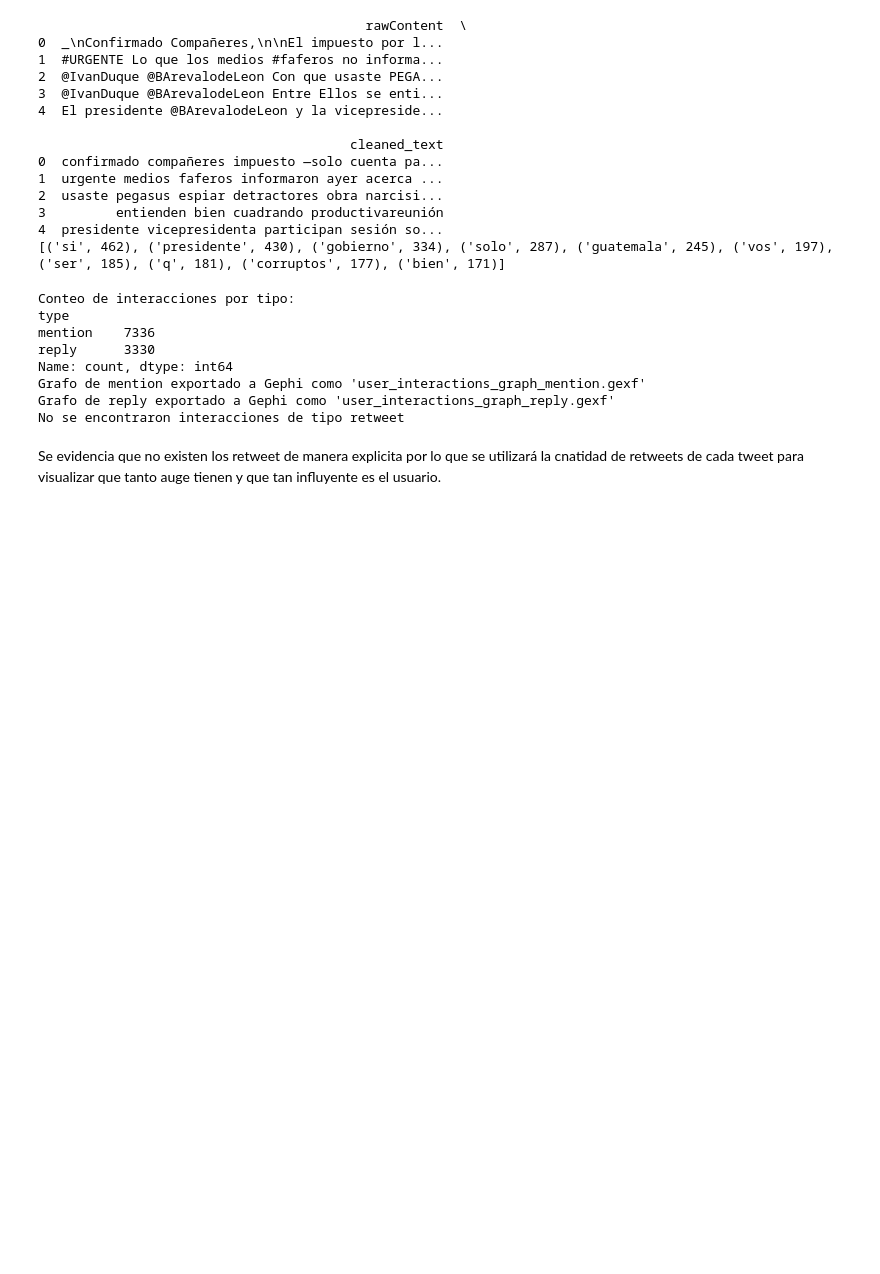
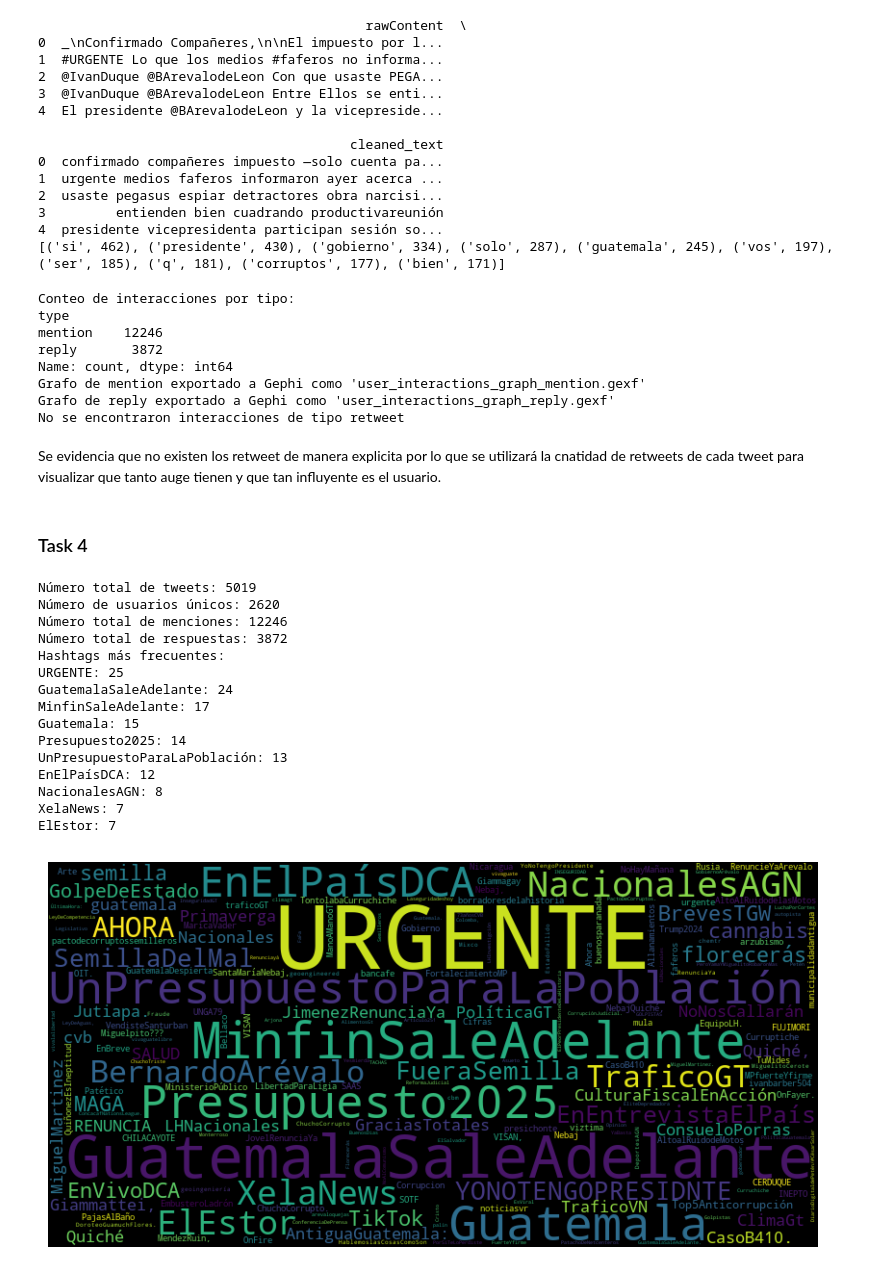
Before and after one commit to FabianJuarez182/DS-LAB7, a Jupyter notebook: Lab7.ipynb, the cells around one changed output. Saved outputs shown, nothing was run; the diff lists cells and outputs as text; code cells hidden in the pictures; blank space fills up the shorter version.

Commit message:
feat: Task 4 to 5 almost implemented

```diff
--- a/Lab7.ipynb
+++ b/Lab7.ipynb
@@ -121,9 +121,6 @@ def extract_interactions(row):
             interactions.append(('retweet', user, retweeted_user.lower()))
 
     return interactions
-
-# Cargar los datos
-df = load_json_txt('traficogt.txt')
 
 # Aplicar la extracción de interacciones a cada tweet
 df['interactions'] = df.apply(extract_interactions, axis=1)
@@ -175,11 +172,74 @@ create_and_export_graph('retweet', interaction_df)
 # %% [output]
 Conteo de interacciones por tipo:
 type
-mention    7336
-reply      3330
+mention    12246
+reply       3872
 Name: count, dtype: int64
 Grafo de mention exportado a Gephi como 'user_interactions_graph_mention.gexf'
 Grafo de reply exportado a Gephi como 'user_interactions_graph_reply.gexf'
 No se encontraron interacciones de tipo retweet
 # %% [markdown]
 Se evidencia que no existen los retweet de manera explicita por lo que se utilizará la cnatidad de retweets de cada tweet para visualizar que tanto auge tienen y que tan influyente es el usuario.
+# %% [markdown]
+### Task 4
+# %%
+from collections import Counter
+import matplotlib.pyplot as plt
+from wordcloud import WordCloud
+
+# Número total de tweets
+num_tweets = len(df)
+print(f"Número total de tweets: {num_tweets}")
+
+# Número de usuarios únicos (quién escribió el tweet)
+unique_users = df['user'].apply(lambda x: x['username'].lower() if isinstance(x, dict) else None).nunique()
+print(f"Número de usuarios únicos: {unique_users}")
+
+# Número total de menciones
+total_mentions = interaction_df[interaction_df['type'] == 'mention'].shape[0]
+print(f"Número total de menciones: {total_mentions}")
+
+# Número total de respuestas
+total_replies = interaction_df[interaction_df['type'] == 'reply'].shape[0]
+print(f"Número total de respuestas: {total_replies}")
+
+# Extraer hashtags de los tweets (si existen)
+def extract_hashtags(text):
+    return [part[1:] for part in text.split() if part.startswith('#')]
+
+df['hashtags'] = df['rawContent'].apply(lambda x: extract_hashtags(x) if isinstance(x, str) else [])
+
+# Contar hashtags más frecuentes
+all_hashtags = [hashtag for hashtags in df['hashtags'] for hashtag in hashtags]
+hashtag_counts = Counter(all_hashtags)
+top_hashtags = hashtag_counts.most_common(10)
+
+print("Hashtags más frecuentes:")
+for hashtag, count in top_hashtags:
+    print(f"{hashtag}: {count}")
+
+# Nube de palabras para hashtags
+wordcloud = WordCloud(width=800, height=400).generate_from_frequencies(hashtag_counts)
+
+# Visualizar la nube de palabras
+plt.figure(figsize=(10, 5))
+plt.imshow(wordcloud, interpolation='bilinear')
+plt.axis('off')
+plt.show()
+# %% [output]
+Número total de tweets: 5019
+Número de usuarios únicos: 2620
+Número total de menciones: 12246
+Número total de respuestas: 3872
+Hashtags más frecuentes:
+URGENTE: 25
+GuatemalaSaleAdelante: 24
+MinfinSaleAdelante: 17
+Guatemala: 15
+Presupuesto2025: 14
+UnPresupuestoParaLaPoblación: 13
+EnElPaísDCA: 12
+NacionalesAGN: 8
+XelaNews: 7
+ElEstor: 7
+[figure, added]
```
Also changed, not shown: parts of 13 cells of this notebook, 2 other files.
